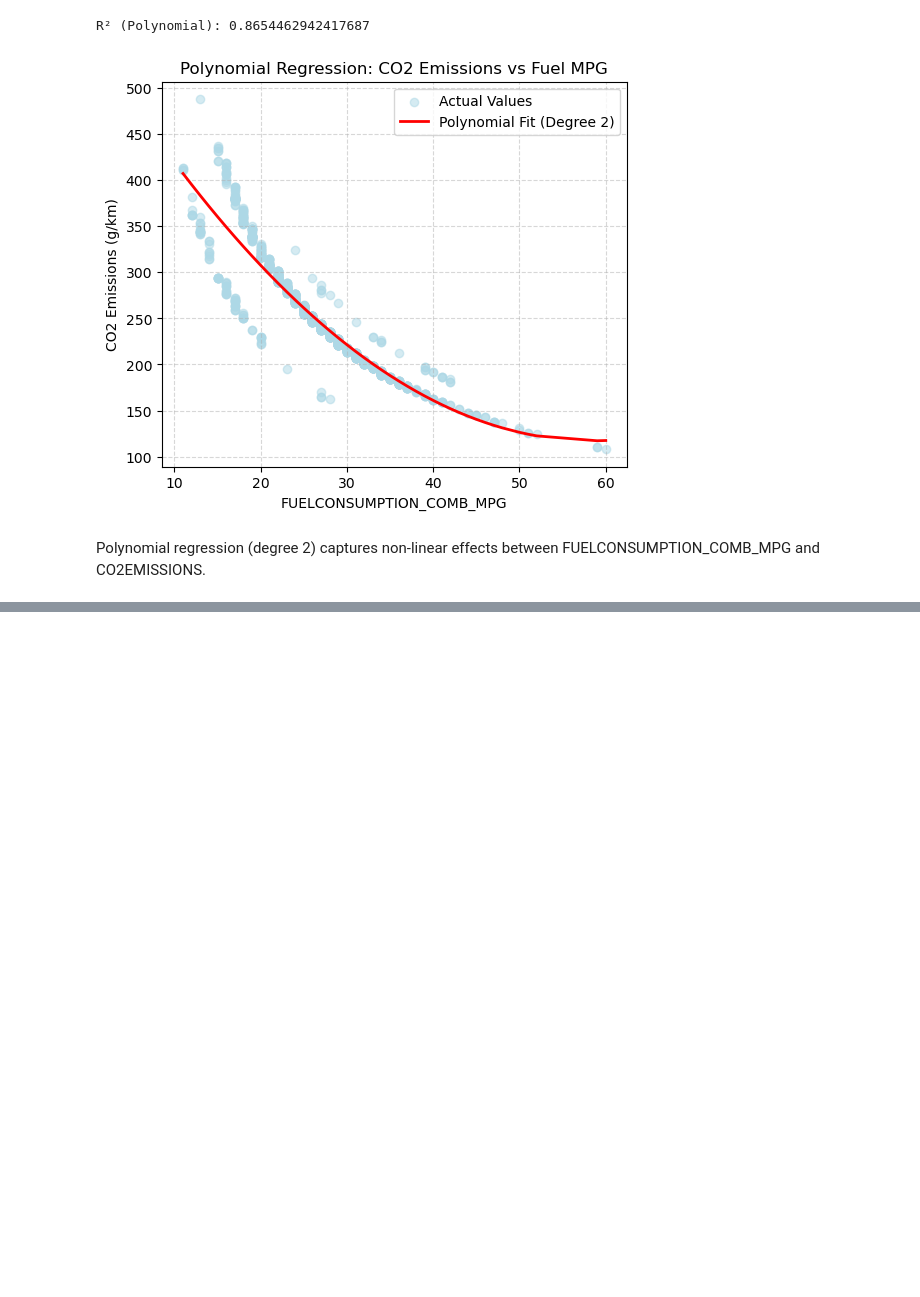
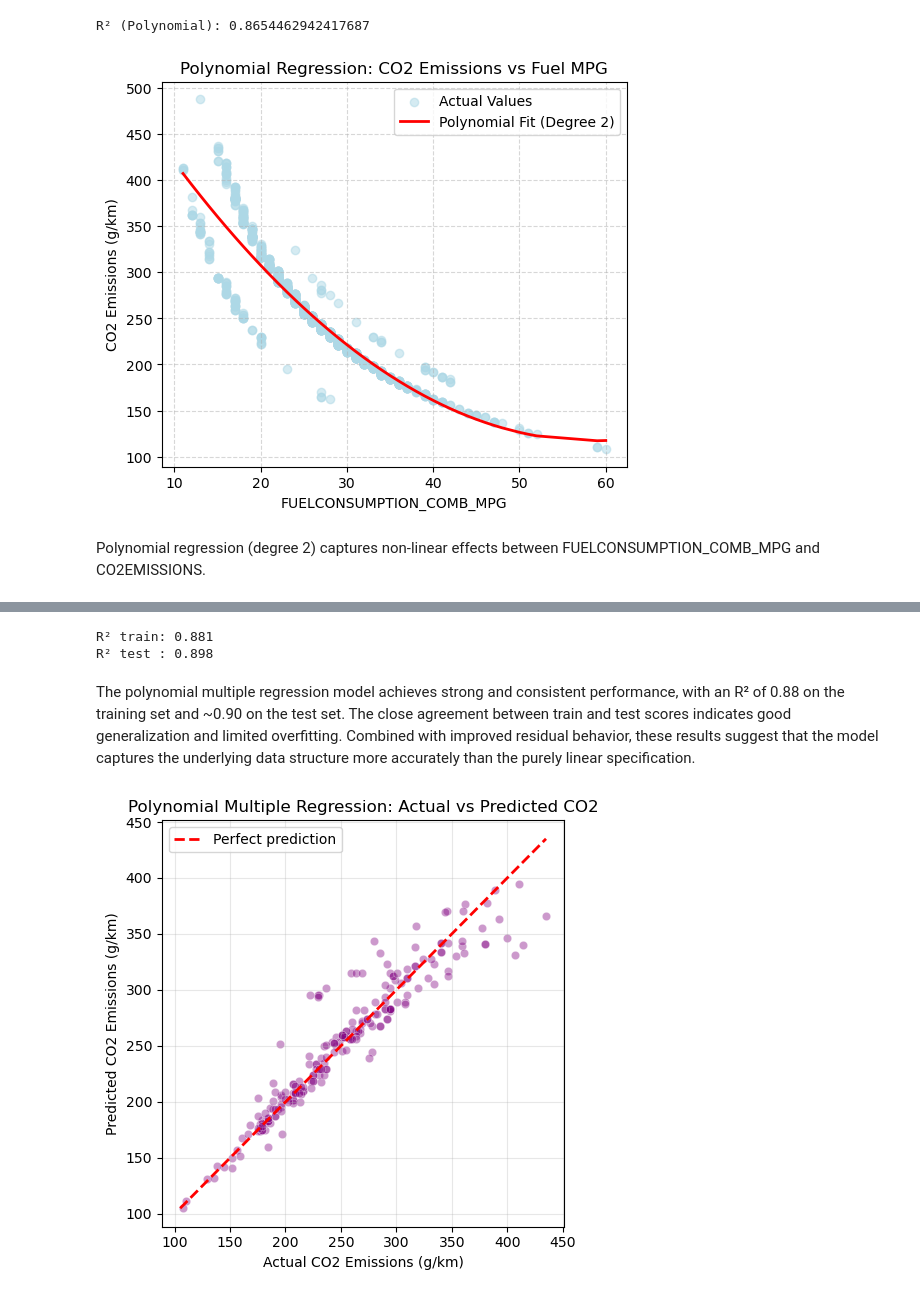
Before and after one commit to ericacorra-data/CO2_emissions_correlation_regression, a Jupyter notebook: Notebooks/C02_Emissions_Correlation_Regression.ipynb, the cells around one changed output, grey strips where cells are left out. Cells and saved outputs as stored; diff of their text form; code cells hidden in the pictures; blank space fills up the shorter version.

```diff
--- a/Notebooks/C02_Emissions_Correlation_Regression.ipynb
+++ b/Notebooks/C02_Emissions_Correlation_Regression.ipynb
@@ -526,0 +579,7 @@ Polynomial regression (degree 2) captures non-linear effects between FUELCONSUMP
+# %%
+# Splitting data
+X_train, X_test, y_train, y_test = train_test_split(X_std, y, test_size=0.2, random_state=42)
+# %%
+# model training
+lin_reg_poly_mult = linear_model.LinearRegression()
+lin_reg_poly_mult.fit(X_train, y_train)
@@ -526,0 +606,45 @@ Polynomial regression (degree 2) captures non-linear effects between FUELCONSUMP
+# %%
+# model evaluation
+y_train_pred = lin_reg_poly_mult.predict(X_train)
+y_test_pred = lin_reg_poly_mult.predict(X_test)
+
+r2_train = r2_score(y_train, y_train_pred)
+r2_test = r2_score(y_test, y_test_pred)
+
+print(f"R² train: {r2_train:.3f}")
+print(f"R² test : {r2_test:.3f}")
+# %% [output]
+R² train: 0.881
+R² test : 0.898
+# %% [markdown]
+The polynomial multiple regression model achieves strong and consistent performance, with an R² of 0.88 on the training set and ~0.90 on the test set. The close agreement between train and test scores indicates good generalization and limited overfitting. Combined with improved residual behavior, these results suggest that the model captures the underlying data structure more accurately than the purely linear specification.
+# %%
+# Actual vs Predicted
+plt.figure(figsize=(5,5))
+
+sns.scatterplot(
+    x=y_test,
+    y=y_test_pred,
+    alpha=0.4,
+    color="purple"
+)
+
+min_val = min(y_test.min(), y_test_pred.min())
+max_val = max(y_test.max(), y_test_pred.max())
+
+plt.plot([min_val, max_val],
+         [min_val, max_val],
+         'r--',
+         linewidth=2,
+         label='Perfect prediction')
+
+plt.xlabel("Actual CO2 Emissions (g/km)")
+plt.ylabel("Predicted CO2 Emissions (g/km)")
+plt.title("Polynomial Multiple Regression: Actual vs Predicted CO2")
+
+plt.legend()
+plt.grid(alpha=0.3)
+plt.tight_layout()
+plt.show()
+# %% [output]
+[figure, added]
```
Also changed, not shown: parts of 19 cells of this notebook.
